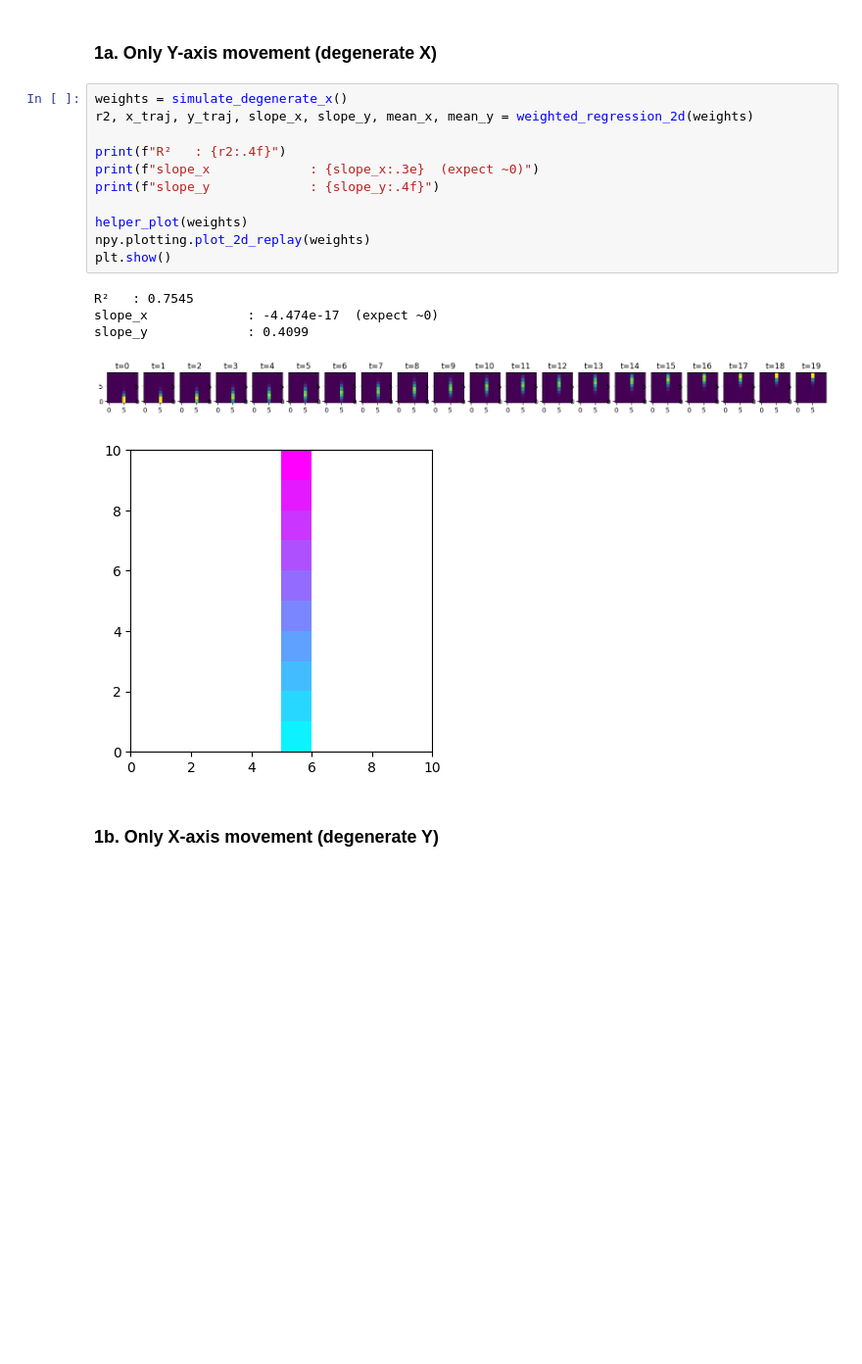
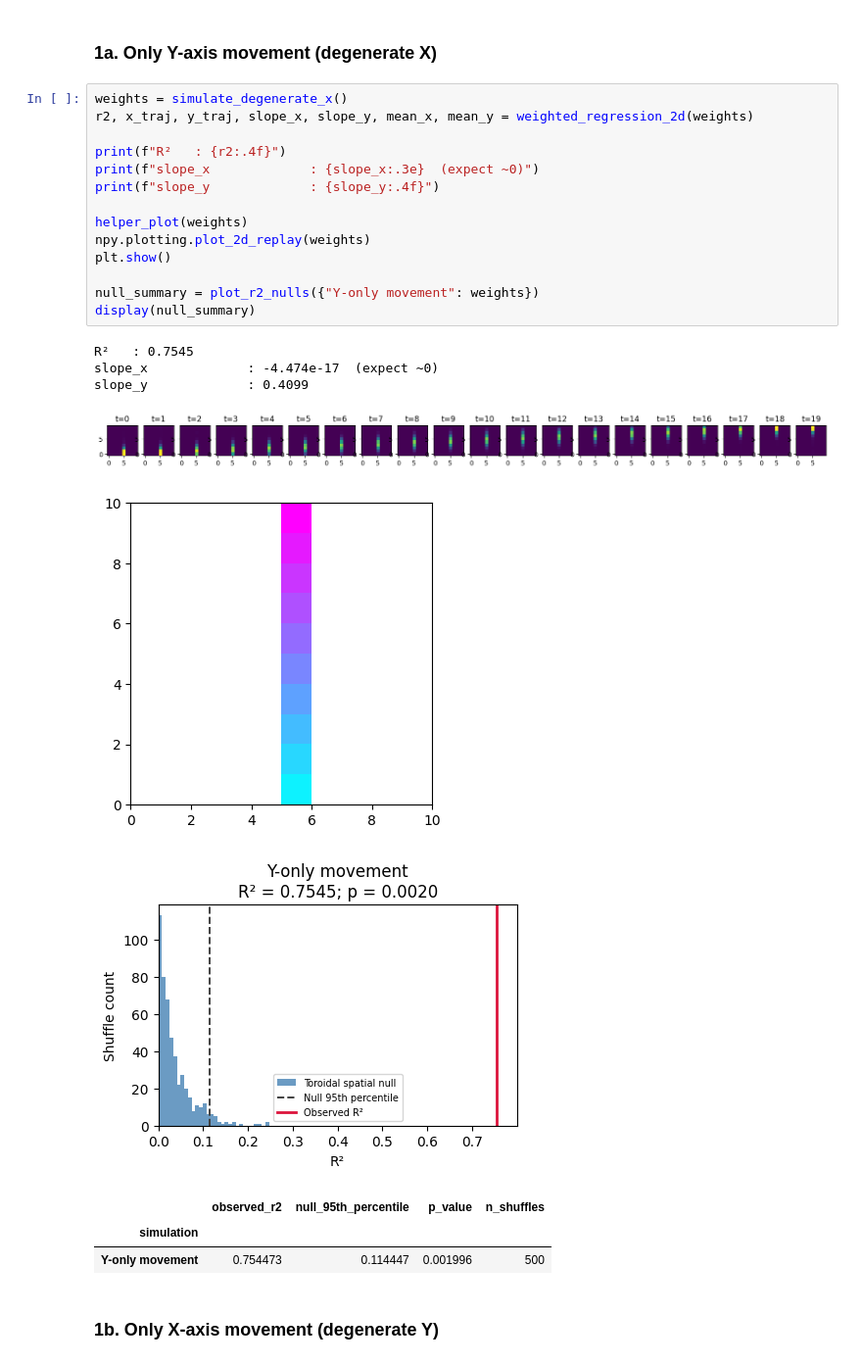
Before and after one commit to ryanharvey1/neuro_py, a Jupyter notebook: tutorials/weighted_regression_2d.ipynb, the cells around one changed output. Shown at 98% size. Saved outputs shown, nothing was run; the diff lists cells and outputs as text; blank space fills up the shorter version.

```diff
--- a/tutorials/weighted_regression_2d.ipynb
+++ b/tutorials/weighted_regression_2d.ipynb
@@ -284,20 +415,27 @@ These scenarios test the edge cases where movement is confined to a single axis
 # %%
 weights = simulate_degenerate_x()
 r2, x_traj, y_traj, slope_x, slope_y, mean_x, mean_y = weighted_regression_2d(weights)
 
 print(f"R²   : {r2:.4f}")
 print(f"slope_x             : {slope_x:.3e}  (expect ~0)")
 print(f"slope_y             : {slope_y:.4f}")
 
 helper_plot(weights)
 npy.plotting.plot_2d_replay(weights)
 plt.show()
+
+null_summary = plot_r2_nulls({"Y-only movement": weights})
+display(null_summary)
 # %% [output]
 R²   : 0.7545
 slope_x             : -4.474e-17  (expect ~0)
 slope_y             : 0.4099
 [figure]
 [figure]
+[figure, added]
+|  | observed_r2 | null_95th_percentile | p_value | n_shuffles |
+| simulation |  |  |  |  |
+| Y-only movement | 0.754473 | 0.114447 | 0.001996 | 500 |
 # %% [markdown]
 ### 1b. Only X-axis movement (degenerate Y)
 # %%
```
Also changed, not shown: parts of 16 cells of this notebook, 1 other file.
